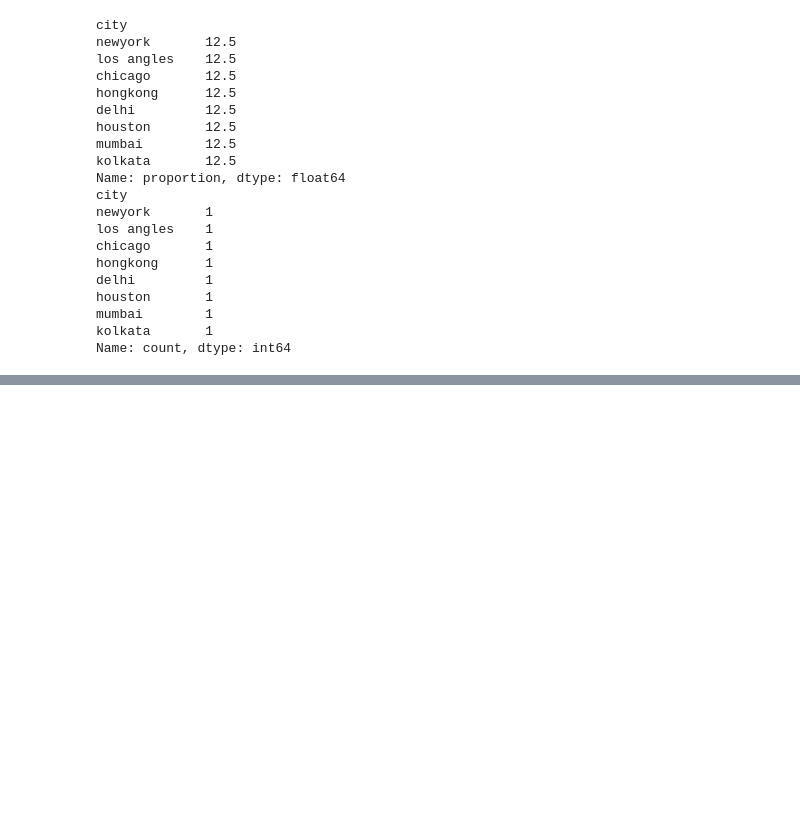
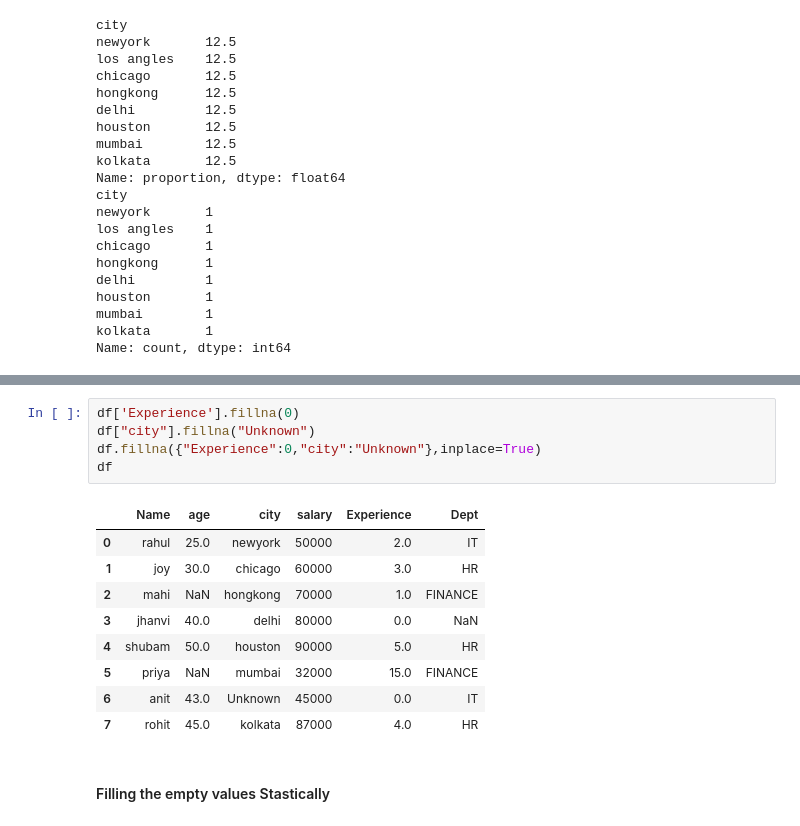
Before and after one commit to machhachandrakala19/bytexl, a Jupyter notebook: Untitled-1.ipynb, the cells around one changed output, grey strips where cells are left out. Cells and saved outputs as stored; diff of their text form; blank space fills up the shorter version.

```diff
--- a/Untitled-1.ipynb
+++ b/Untitled-1.ipynb
@@ -705,0 +833,17 @@ Name: count, dtype: int64
+# %%
+df['Experience'].fillna(0)
+df["city"].fillna("Unknown")
+df.fillna({"Experience":0,"city":"Unknown"},inplace=True)
+df
+# %% [output]
+|  | Name | age | city | salary | Experience | Dept |
+| 0 | rahul | 25.0 | newyork | 50000 | 2.0 | IT |
+| 1 | joy | 30.0 | chicago | 60000 | 3.0 | HR |
+| 2 | mahi | NaN | hongkong | 70000 | 1.0 | FINANCE |
+| 3 | jhanvi | 40.0 | delhi | 80000 | 0.0 | NaN |
+| 4 | shubam | 50.0 | houston | 90000 | 5.0 | HR |
+| 5 | priya | NaN | mumbai | 32000 | 15.0 | FINANCE |
+| 6 | anit | 43.0 | Unknown | 45000 | 0.0 | IT |
+| 7 | rohit | 45.0 | kolkata | 87000 | 4.0 | HR |
+# %% [markdown]
+#### Filling the empty values Stastically
```
Also changed, not shown: parts of 19 cells of this notebook.
